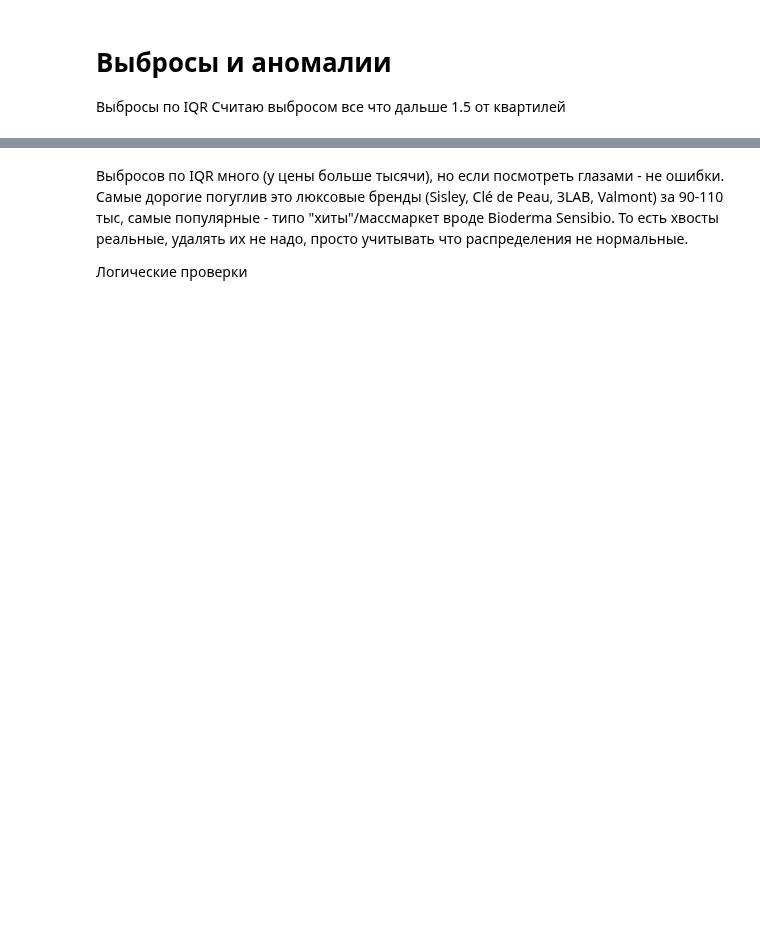
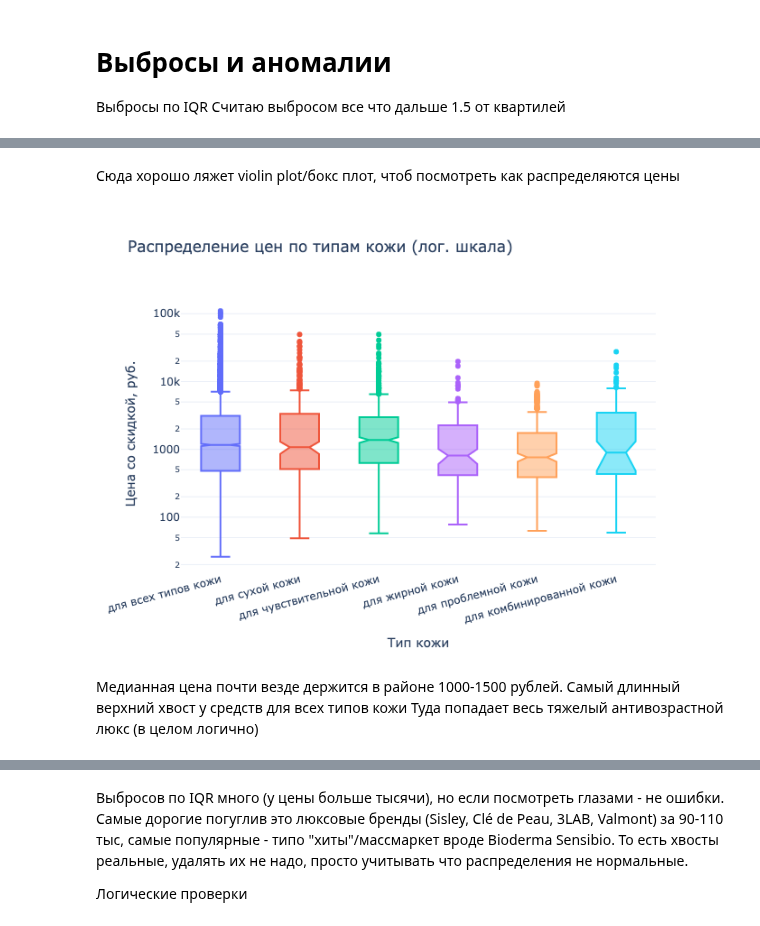
Before and after one commit to ValeriKond/dde-course, a Jupyter notebook: notebooks/EDA.ipynb, the cells around one changed output, grey strips where cells are left out. Drawn from its saved outputs; the diff is of its cells as text; code cells hidden in the pictures; blank space fills up the shorter version.

```diff
--- a/notebooks/EDA.ipynb
+++ b/notebooks/EDA.ipynb
@@ -216,2 +248,25 @@ df.nlargest(5, "price_actual")[["name", "brand", "category_main", "price_actual"
+# %% [markdown]
+Сюда хорошо ляжет violin plot/бокс плот, чтоб посмотреть как распределяются цены
+# %%
+top_skin = df["skin_type"].value_counts().nlargest(6).index
+df_skin = df[df["skin_type"].isin(top_skin)]
+
+fig = px.box(
+    df_skin,
+    x="skin_type",
+    y="price_actual",
+    color="skin_type",
+    log_y=True,
+    notched=True,
+    title="Распределение цен по типам кожи (лог. шкала)",
+    labels={"skin_type": "Тип кожи", "price_actual": "Цена со скидкой, руб"},
+)
+fig.update_layout(showlegend=False, xaxis_tickangle=-15, height=500)
+fig.show()
+# %% [output]
+[figure, added]
+# %% [markdown]
+Медианная цена почти везде держится в районе 1000-1500 рублей. Самый длинный верхний хвост у средств для всех типов кожи
+Туда попадает весь тяжелый антивозрастной люкс (в целом логично)
 # %%
 df.nlargest(5, "reviews_count")[["name", "brand", "reviews_count", "rating"]]
```
Also changed, not shown: parts of 27 cells of this notebook.
